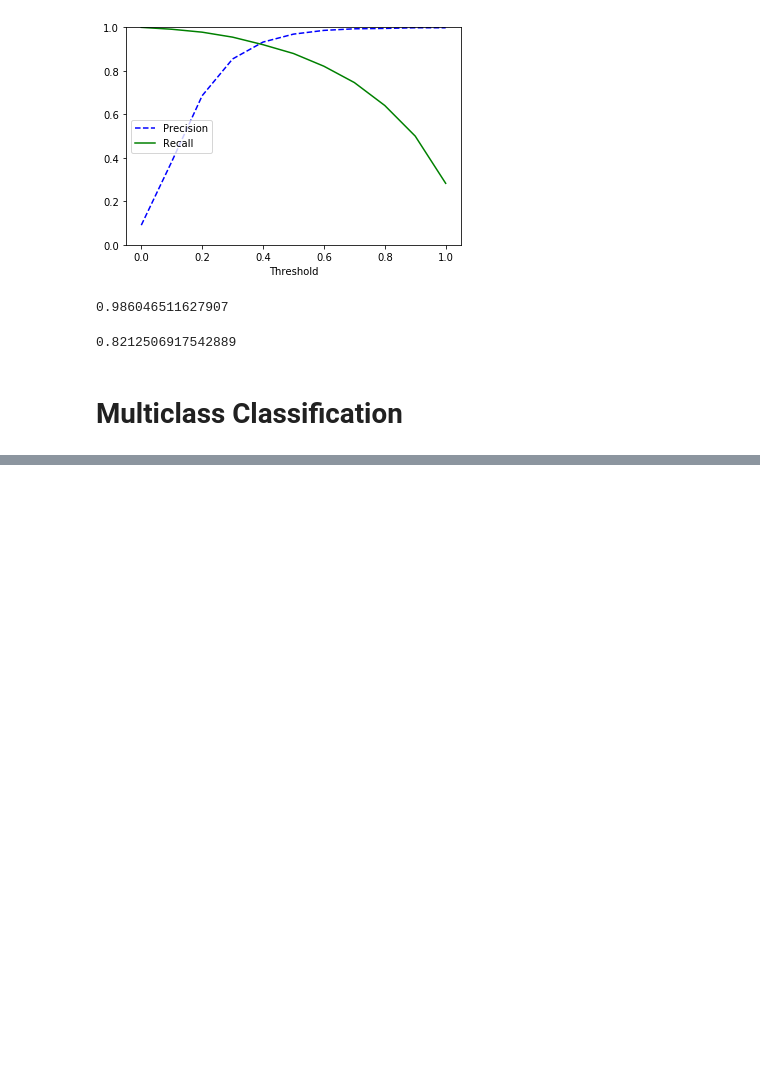
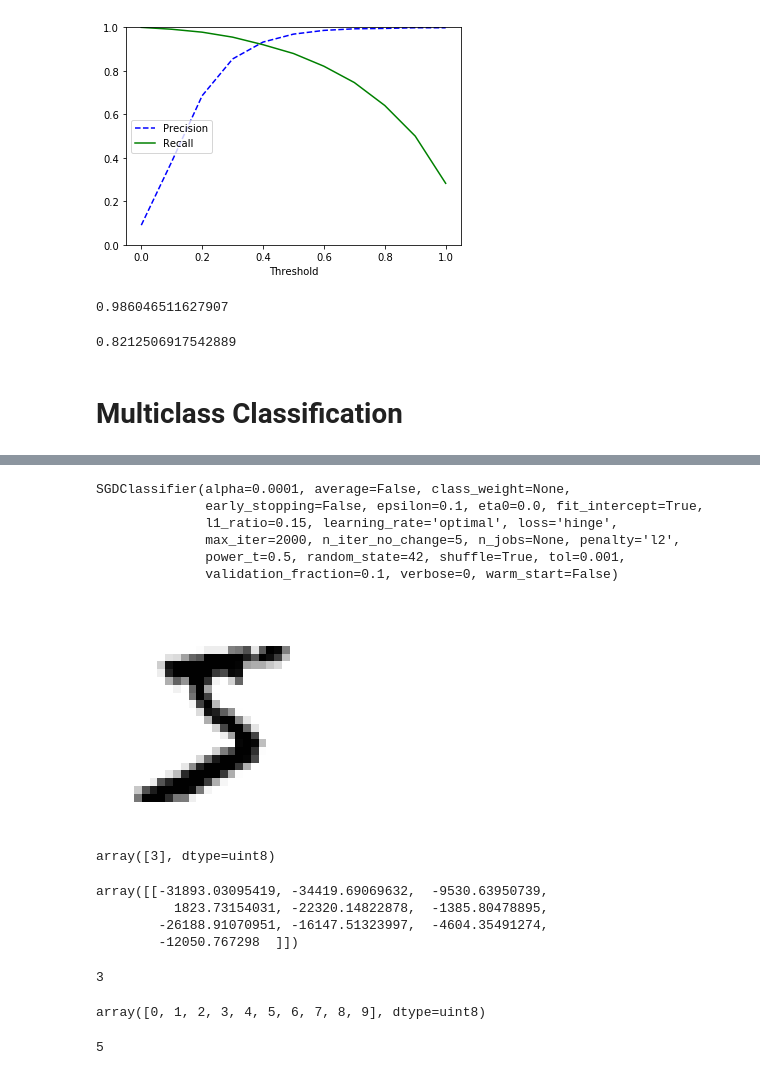
Before and after one commit to astidham2003/ml-study-group, a Jupyter notebook: chapter_3/MNIST_classification.ipynb, the cells around one changed output, grey strips where cells are left out. Drawn from its saved outputs; the diff is of its cells as text; code cells hidden in the pictures; blank space fills up the shorter version.

Commit message:
Multiclass classifiers

```diff
--- a/chapter_3/MNIST_classification.ipynb
+++ b/chapter_3/MNIST_classification.ipynb
@@ -405,0 +420,44 @@ recall_score(y_train_5, y_scores_forest_pred)
+# %%
+# Use a binary classifier solve a multiclass classification problem.
+# Under the hood sklearn is training 10 binary classifiers, so this may take some time.
+
+sgd_clf.fit(X_train, y_train) # y_train, not y_train_5
+# %% [output]
+SGDClassifier(alpha=0.0001, average=False, class_weight=None,
+              early_stopping=False, epsilon=0.1, eta0=0.0, fit_intercept=True,
+              l1_ratio=0.15, learning_rate='optimal', loss='hinge',
+              max_iter=2000, n_iter_no_change=5, n_jobs=None, penalty='l2',
+              power_t=0.5, random_state=42, shuffle=True, tol=0.001,
+              validation_fraction=0.1, verbose=0, warm_start=False)
+# %%
+plt.imshow(some_digit_image, cmap = mpl.cm.binary, interpolation="nearest")
+plt.axis("off")
+plt.show()
+# %% [output]
+[figure, added]
+# %%
+sgd_clf.predict([some_digit]) # It appears that this is returning an incorrect prediciton of 3 instead of 5?
+# %% [output]
+array([3], dtype=uint8)
+# %%
+# decision_function now returns 10 scores instead of 1.
+
+some_digit_scores = sgd_clf.decision_function([some_digit])
+some_digit_scores # Highest score is the 3?
+# %% [output]
+array([[-31893.03095419, -34419.69069632,  -9530.63950739,
+          1823.73154031, -22320.14822878,  -1385.80478895,
+        -26188.91070951, -16147.51323997,  -4604.35491274,
+        -12050.767298  ]])
+# %%
+np.argmax(some_digit_scores)
+# %% [output]
+3
+# %%
+sgd_clf.classes_
+# %% [output]
+array([0, 1, 2, 3, 4, 5, 6, 7, 8, 9], dtype=uint8)
+# %%
+sgd_clf.classes_[5]
+# %% [output]
+5
```
Also changed, not shown: parts of 15 cells of this notebook, 2 other files.
